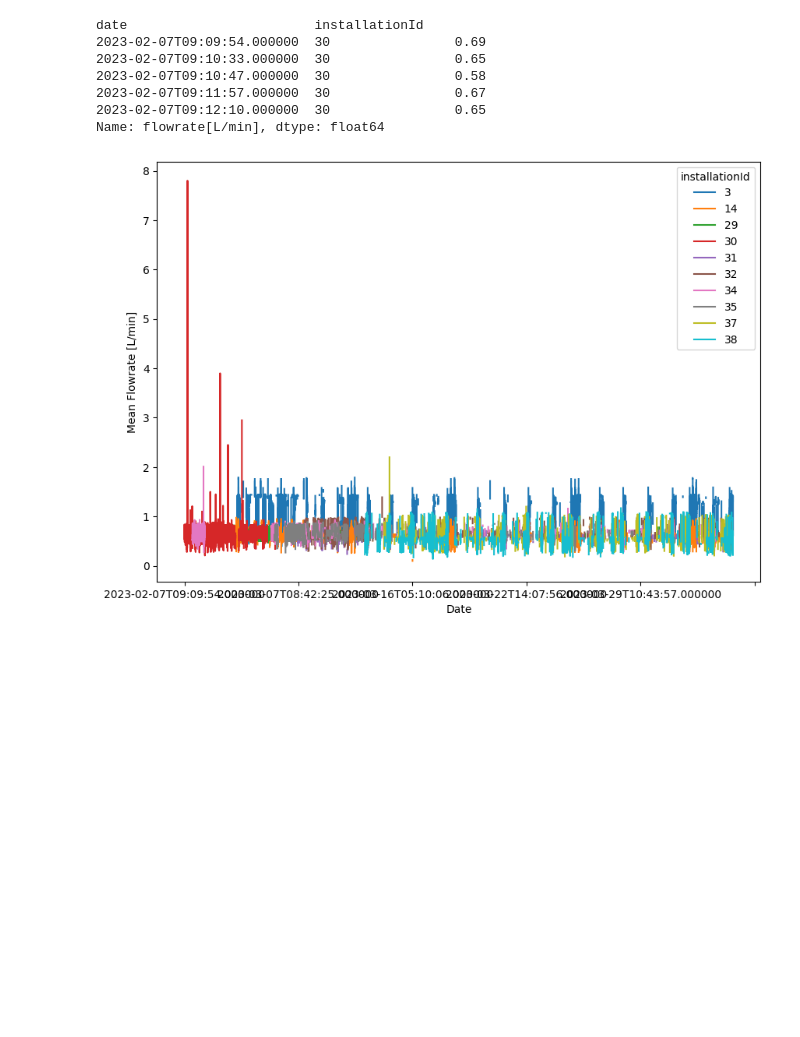
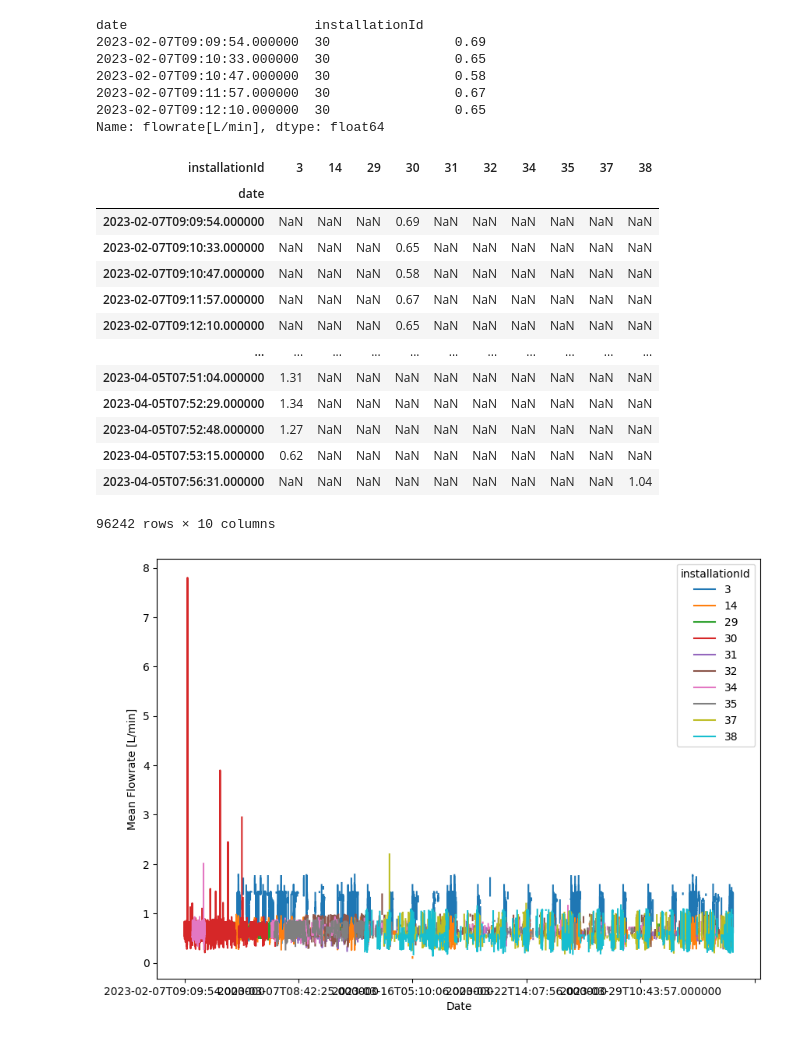
Before and after one commit to ejaj/data-science, a Jupyter notebook: Coffee Machine .ipynb, the cells around one changed output. Saved outputs shown, nothing was run; the diff lists cells and outputs as text; code cells hidden in the pictures; blank space fills up the shorter version.

```diff
--- a/Coffee Machine .ipynb
+++ b/Coffee Machine .ipynb
@@ -223,4 +254,24 @@ date                        installationId
 2023-02-07T09:11:57.000000  30                0.67
 2023-02-07T09:12:10.000000  30                0.65
 Name: flowrate[L/min], dtype: float64
+# %%
+# We can also create a line plot of the mean flowrate over time for each installation:
+# Pivot the data to create a matrix of mean flowrate for each date and installation
+pivoted = daily_mean.reset_index().pivot(index='date', columns='installationId', values='flowrate[L/min]')
+pivoted
+# %% [output]
+| installationId | 3 | 14 | 29 | 30 | 31 | 32 | 34 | 35 | 37 | 38 |
+| date |  |  |  |  |  |  |  |  |  |  |
+| 2023-02-07T09:09:54.000000 | NaN | NaN | NaN | 0.69 | NaN | NaN | NaN | NaN | NaN | NaN |
+| 2023-02-07T09:10:33.000000 | NaN | NaN | NaN | 0.65 | NaN | NaN | NaN | NaN | NaN | NaN |
+| 2023-02-07T09:10:47.000000 | NaN | NaN | NaN | 0.58 | NaN | NaN | NaN | NaN | NaN | NaN |
+| 2023-02-07T09:11:57.000000 | NaN | NaN | NaN | 0.67 | NaN | NaN | NaN | NaN | NaN | NaN |
+| 2023-02-07T09:12:10.000000 | NaN | NaN | NaN | 0.65 | NaN | NaN | NaN | NaN | NaN | NaN |
+| ... | ... | ... | ... | ... | ... | ... | ... | ... | ... | ... |
+| 2023-04-05T07:51:04.000000 | 1.31 | NaN | NaN | NaN | NaN | NaN | NaN | NaN | NaN | NaN |
+| 2023-04-05T07:52:29.000000 | 1.34 | NaN | NaN | NaN | NaN | NaN | NaN | NaN | NaN | NaN |
+| 2023-04-05T07:52:48.000000 | 1.27 | NaN | NaN | NaN | NaN | NaN | NaN | NaN | NaN | NaN |
+| 2023-04-05T07:53:15.000000 | 0.62 | NaN | NaN | NaN | NaN | NaN | NaN | NaN | NaN | NaN |
+| 2023-04-05T07:56:31.000000 | NaN | NaN | NaN | NaN | NaN | NaN | NaN | NaN | NaN | 1.04 |
+96242 rows × 10 columns
 # %%
```
Also changed, not shown: parts of 3 cells of this notebook, 1 other file.
